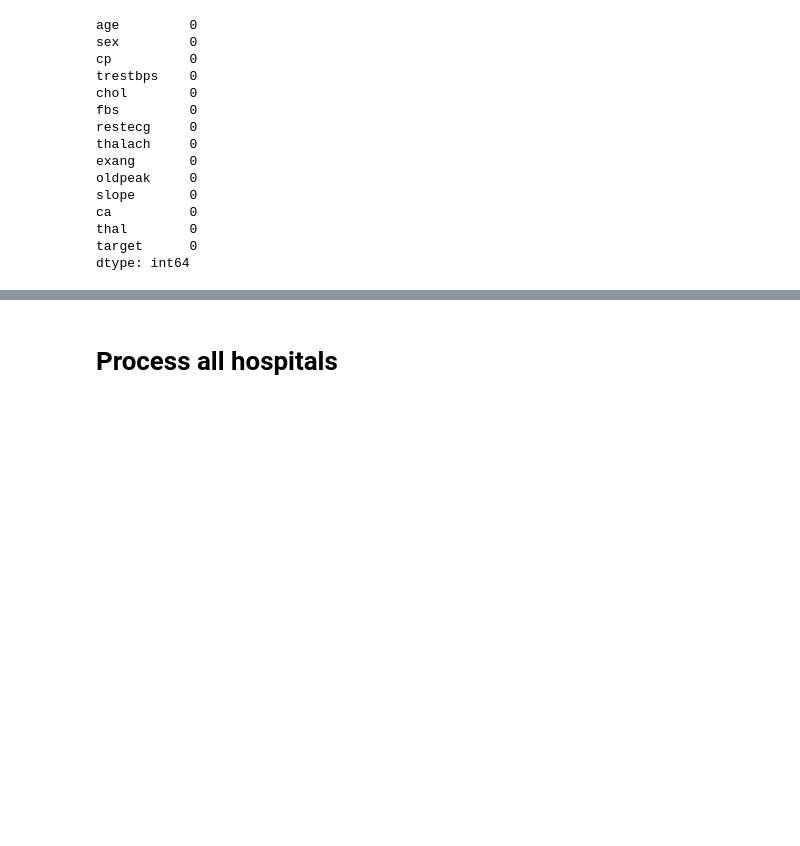
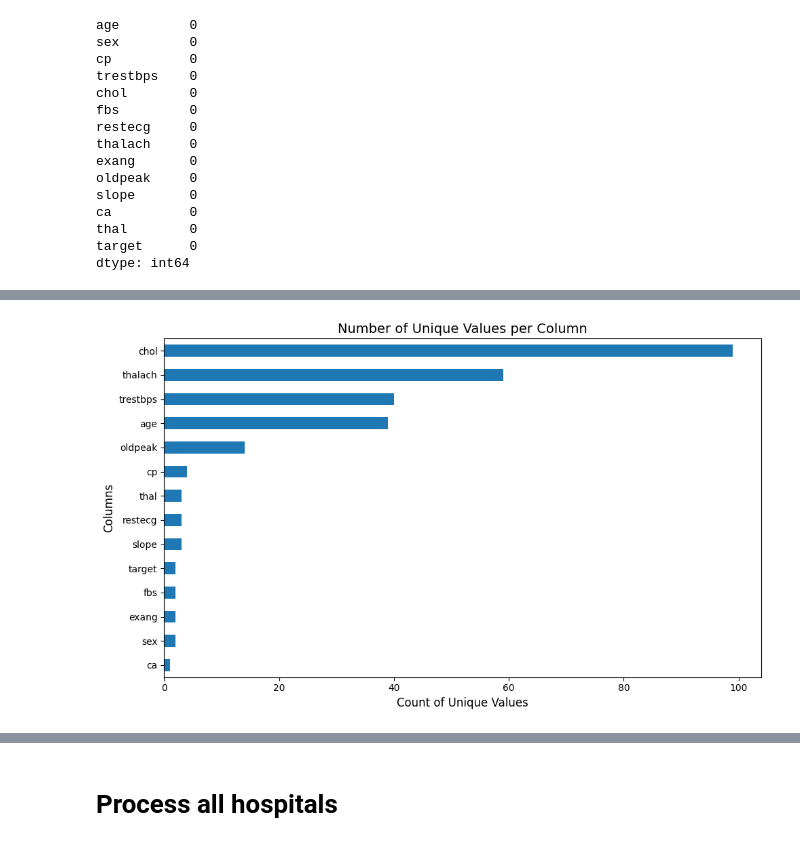
Before and after one commit to eshat69/PrivacyPreservingHealthFL, a Jupyter notebook: preprocessing.ipynb, the cells around one changed output, grey strips where cells are left out. Saved outputs shown, nothing was run; the diff lists cells and outputs as text; code cells hidden in the pictures; blank space fills up the shorter version.

```diff
--- a/preprocessing.ipynb
+++ b/preprocessing.ipynb
@@ -837,0 +870,14 @@ dtype: int64
+# %%
+# Sort the unique values and plot as a horizontal bar chart
+df4.nunique().sort_values().plot(kind="barh", figsize=(10, 6))
+
+# Add titles and labels
+plt.title("Number of Unique Values per Column", fontsize=14)
+plt.xlabel("Count of Unique Values", fontsize=12)
+plt.ylabel("Columns", fontsize=12)
+
+# Adjust layout to make sure column names aren't truncated
+plt.tight_layout()
+plt.show()
+# %% [output]
+[figure, added]
```
Also changed, not shown: parts of 5 cells of this notebook, 1 other file.
